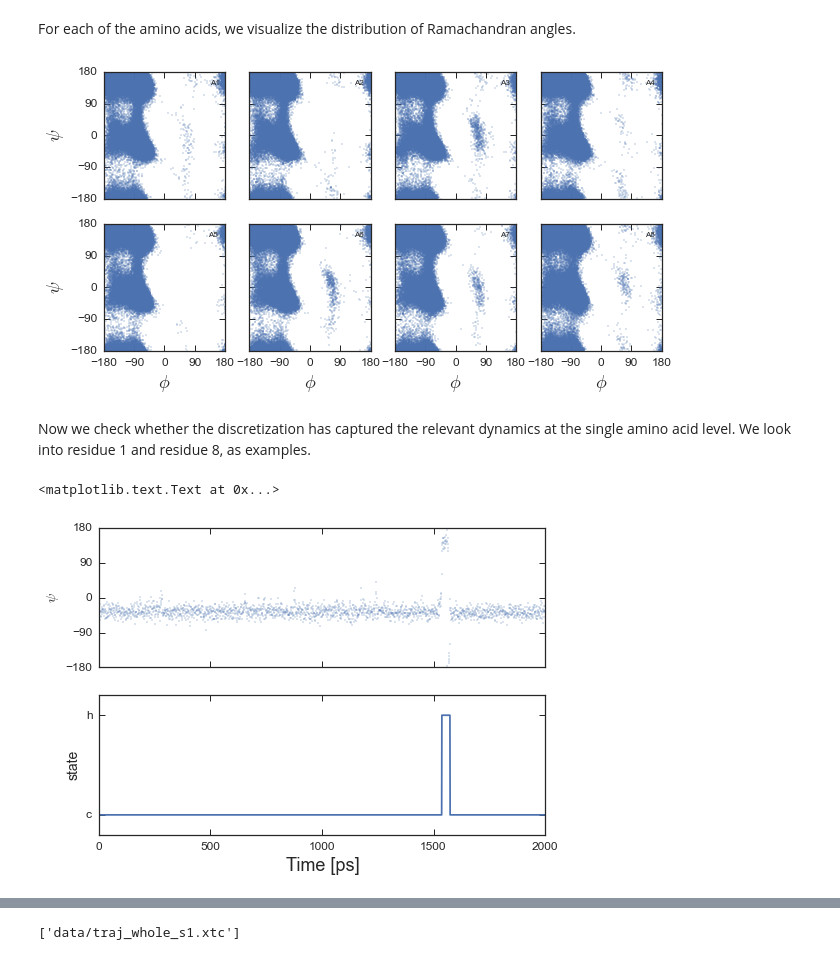
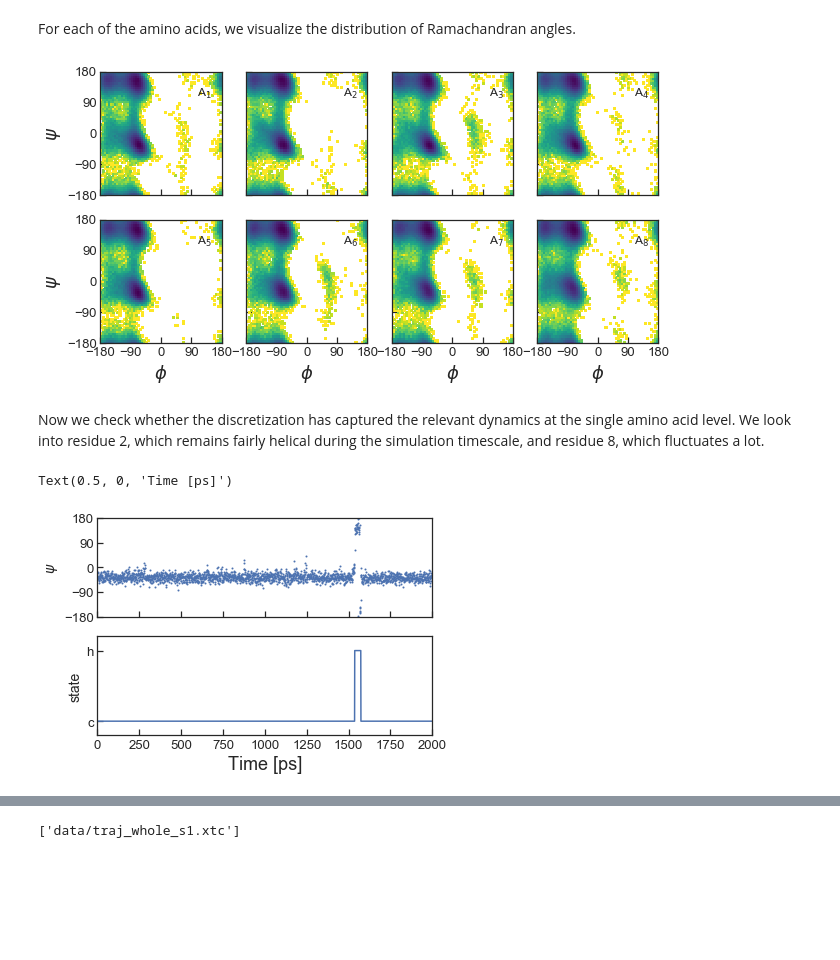
Before and after one commit to BioKT/MasterMSM, a Jupyter notebook: examples/alanine_octapeptide/ala_octapeptide.ipynb, the cells around one changed output, grey strips where cells are left out. Drawn from its saved outputs; the diff is of its cells as text; code cells hidden in the pictures; blank space fills up the shorter version.

Commit message:
examples: fixes octapeptide up to transition matrix

```diff
--- a/examples/alanine_octapeptide/ala_octapeptide.ipynb
+++ b/examples/alanine_octapeptide/ala_octapeptide.ipynb
@@ -40,13 +35,16 @@ fig,ax = plt.subplots(2,4,figsize=(10,5), sharex=True, sharey=True)
 k = 0
 for i in range(2):
     for j in range(4):
-        ax[i][j].plot(180./math.pi*phi[1][:,k],180./math.pi*psi[1][:,k],\
-                      'o', markersize=1, label='A%g'%(k+1))
+        ax[i][j].hist2d(180./np.pi*phi[1][:,k],180./np.pi*psi[1][:,k], \
+                    bins=[np.linspace(-180,180,60), \
+                             np.linspace(-180,180,60)], \
+                    cmap='viridis_r', \
+                    norm=mpl.colors.LogNorm())
         ax[i][j].set_xlim(-180,180)
         ax[i][j].set_ylim(-180,180)
         ax[i][j].xaxis.set_ticks(range(-180,181,90))
         ax[i][j].yaxis.set_ticks(range(-180,181,90))
-        ax[i][j].legend(fontsize=8)
+        ax[i][j].text(0.8, 0.8, "A$_%g$"%(k+1), fontsize=12, transform = ax[i][j].transAxes)
         #sns.jointplot(180./math.pi*phi[1][:,0],180./math.pi*psi[1][:,0], kind="kde", stat_func=None, ax=ax[i][j])
         k +=1
 ax[0][0].set_ylabel(r'$\psi$', fontsize=18)
@@ -54,34 +52,34 @@ ax[1][0].set_ylabel(r'$\psi$', fontsize=18)
 for j in range(4):
     ax[1][j].set_xlabel(r'$\phi$', fontsize=18)
 # %% [output]
-[figure, old version]
+[figure, new version]
 # %%
 tr.discretize(states=['A', 'E'])
 # %% [markdown]
-Now we check whether the discretization has captured the relevant dynamics at the single amino acid level. We look into residue 1 and residue 8, as examples.
+Now we check whether the discretization has captured the relevant dynamics at the single amino acid level. We look into residue 2, which remains fairly helical during the simulation timescale, and residue 8, which fluctuates a lot.
 # %%
 y = [0 if x[0] == 'A' else 1 for x in tr.distraj]
 fig, (ax1, ax2) = plt.subplots(2,1, sharex=True)
-ax1.plot(psi[1][:,0]*180/math.pi,'o', markersize=1)
+ax1.plot(psi[1][:,0]*180/np.pi,'o', markersize=1)
 ax2.plot(y)
 ax1.set_xlim(0,2000)
 ax1.set_ylim(-180,180)
 ax1.yaxis.set_ticks(range(-180,181,90))
 ax1.set_ylabel(r'$\psi$', fontsize=14)
 
 ax2.set_ylabel(r'state', fontsize=14)
 ax2.set_xlim(0,2000)
 ax2.set_ylim(-0.2,1.2)
 ax2.yaxis.set_ticks([0,1])
 labels = [item.get_text() for item in ax2.get_xticklabels()]
 labels[0] = 'c'
 labels[1] = 'h'
 ax2.set_yticklabels(labels)
 
 ax2.set_xlabel('Time [ps]')
 ax2.set_xlabel(r'Time [ps]', fontsize=18)
 # %% [output]
-<matplotlib.text.Text at 0x...>
+Text(0.5, 0, 'Time [ps]')
-[figure, old version]
+[figure, new version]
 # %%
 y = [0 if x[7] == 'A' else 1 for x in tr.distraj]
```
Also changed, not shown: parts of 13 cells of this notebook.
